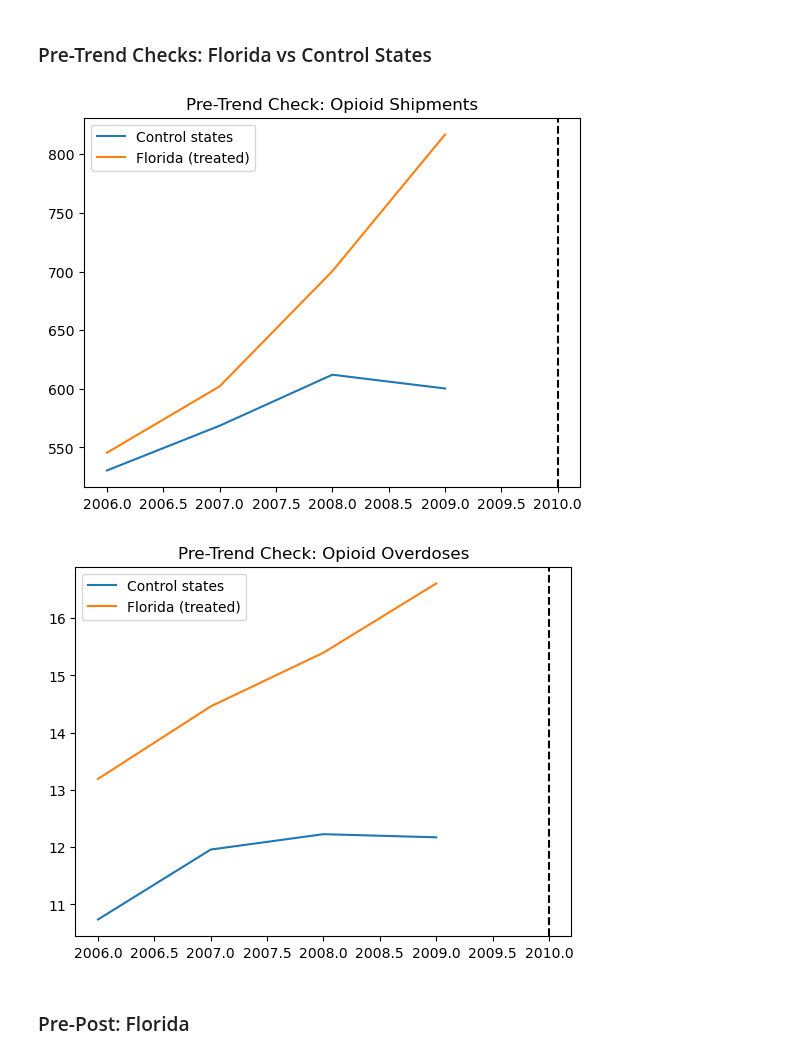
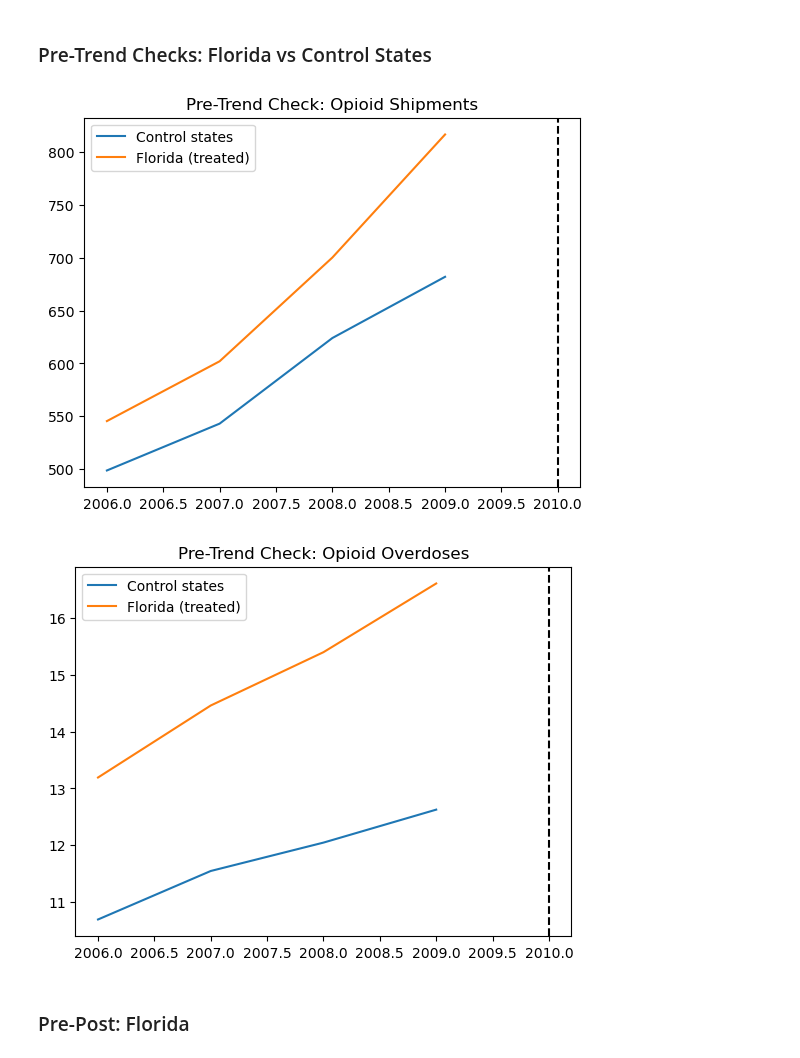
Before and after one commit to rakiranelson/IDS590-Opioids-Final-Project, a Jupyter notebook: opioid_project_analysis.ipynb, the cells around one changed output. Drawn from its saved outputs; the diff is of its cells as text; code cells hidden in the pictures.

```diff
--- a/opioid_project_analysis.ipynb
+++ b/opioid_project_analysis.ipynb
@@ -36,6 +40,19 @@ opioids
 # %%
-control_states = ["KENTUCKY", "ALABAMA", "TENNESSEE"]
-opioids_states = opioids[opioids["state"].isin(control_states + ["FLORIDA"])]
-opioids_states
+# control_states = ["KENTUCKY", "ALABAMA", "TENNESSEE"]
+control_states_pres = [
+    "DELAWARE",
+    "NEW MEXICO",
+]
+opioids_states_pres = opioids[opioids["state"].isin(control_states_pres + ["FLORIDA"])]
+
+control_states_od = [
+    "COLORADO",
+    "MICHIGAN",
+    "NEVADA",
+]
+
+opioids_states_od = opioids[opioids["state"].isin(control_states_od + ["FLORIDA"])]
+
+opioids_states_pres
 # %% [output]
 |  | fips | buyer_county | County | county | state | buyer_state | year | calc_base_wt_in_gm | deaths | ... |
@@ -56,24 +73,24 @@ opioids_states
 # %% [markdown]
 ### Pre-Trend Checks: Florida vs Control States
 # %%
-pre = opioids_states[opioids_states["year"] < 2010]
+pre = opioids_states_pres[opioids_states_pres["year"] < 2010]
 
 mean_trends = (
     pre.groupby(["policy_state", "year"])["prescriptions_per_1000"].mean().reset_index()
 )
 
 for group, d in mean_trends.groupby("policy_state"):
     label = "Florida (treated)" if group == 1 else "Control states"
     plt.plot(d["year"], d["prescriptions_per_1000"], label=label)
 
 plt.axvline(2010, color="black", linestyle="--")
 plt.legend()
 plt.title("Pre-Trend Check: Opioid Shipments")
 plt.show()
 # %% [output]
-[figure, old version]
+[figure, new version]
 # %%
-pre = opioids_states[opioids_states["year"] < 2010]
+pre = opioids_states_od[opioids_states_od["year"] < 2010]
 
 mean_trends = (
     pre.groupby(["policy_state", "year"])["overdose_per_100k"].mean().reset_index()
@@ -88,7 +105,7 @@ plt.legend()
 plt.title("Pre-Trend Check: Opioid Overdoses")
 plt.show()
 # %% [output]
-[figure, old version]
+[figure, new version]
 # %% [markdown]
 ### Pre-Post: Florida
 # %%
```
Also changed, not shown: parts of 4 cells of this notebook.
